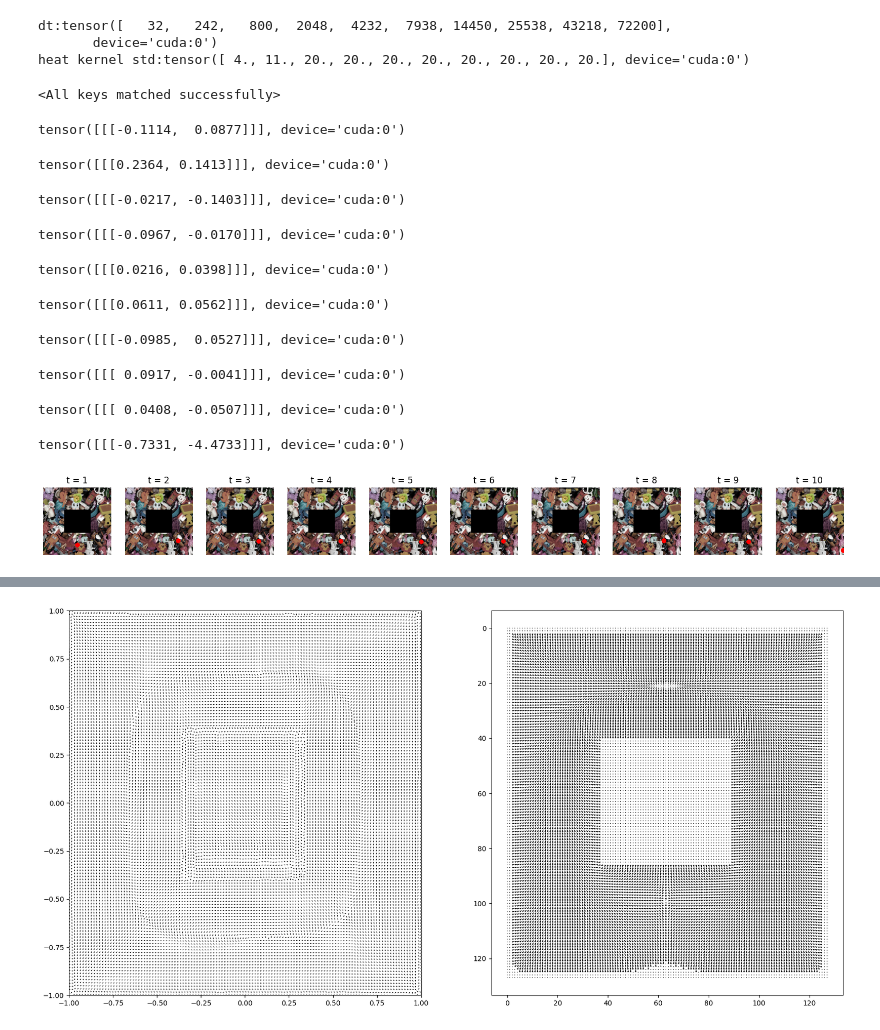
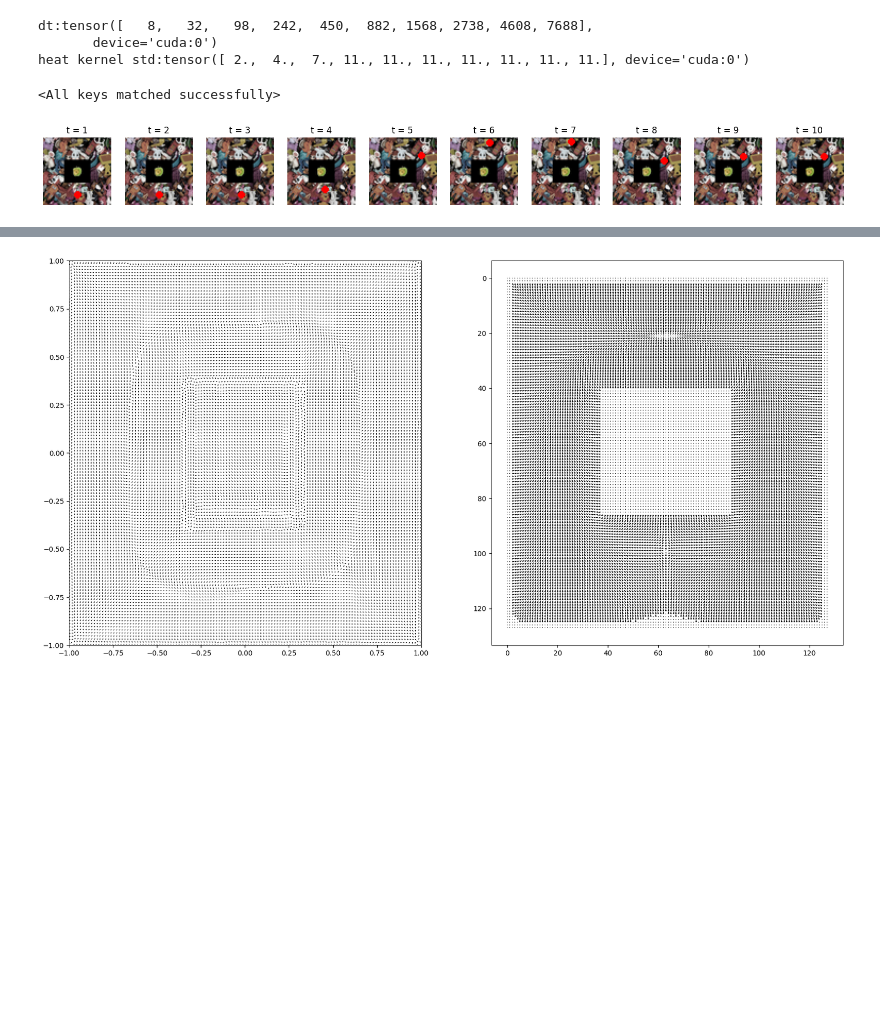
Before and after one commit to pranaboy72/denoisingheat, a Jupyter notebook: inference.ipynb, the cells around one changed output, grey strips where cells are left out. Saved outputs shown, nothing was run; the diff lists cells and outputs as text; code cells hidden in the pictures; blank space fills up the shorter version.

```diff
--- a/inference.ipynb
+++ b/inference.ipynb
@@ -10,7 +10,7 @@ from tqdm import tqdm
 from PIL import Image, ImageDraw
 
 from scorefield.models.ddpm.denoising_diffusion import Unet
-from scorefield.models.heat.heat_diffusion import HeatDiffusion
+from scorefield.models.heat.heat_diffusion import HeatDiffusion, HeatDiffusion_Revised
 from scorefield.utils.rl_utils import load_config
 from scorefield.utils.utils import (
     gen_goals, overlay_goal, overlay_multiple, combine_objects, overlay_images,
@@ -56,8 +56,6 @@ time_type = args['time_type']
 
 epochs = args['epochs']
 train_lr = args['train_lr']
-iterations = args['iterations']
-random_goals = args['random_goals']
 batch_size = noise_steps #args['batch_size']
 
 class Unet2D(Unet):
@@ -83,7 +81,7 @@ model = Unet2D(
     dim_mults = (1, 2, 4, 8),
 ).to(device)
 
-diffusion = HeatDiffusion(
+diffusion = HeatDiffusion_Revised(
     image_size=img_size,
     u0 = u0,
     noise_steps=noise_steps,
@@ -93,11 +91,11 @@ diffusion = HeatDiffusion(
     device=device,
 )
 # %% [output]
-dt:tensor([   32,   242,   800,  2048,  4232,  7938, 14450, 25538, 43218, 72200],
+dt:tensor([   8,   32,   98,  242,  450,  882, 1568, 2738, 4608, 7688],
        device='cuda:0')
-heat kernel std:tensor([ 4., 11., 20., 20., 20., 20., 20., 20., 20., 20.], device='cuda:0')
+heat kernel std:tensor([ 2.,  4.,  7., 11., 11., 11., 11., 11., 11., 11.], device='cuda:0')
 # %%
-model.load_state_dict(torch.load(f'./runs/Sep08_21-17-57_mlcs-graphics/model_params.pt'))
+model.load_state_dict(torch.load(f'./runs/Sep09_13-07-05_workspace-ryae9dru7a3u-0/model_params.pt'))
 # %% [output]
 <All keys matched successfully>
 # %%
@@ -113,7 +111,7 @@ obs_T = overlay_goal(background, img_size, wastes, goals)
 # Evaluation - Single goal
 
 lan_t = 200  # 4
-epsilon = .1
+epsilon = .01
 
 background = draw_obstacles_pil(bg, obstacle_pos)
 obstacle_masks = convert_to_obstacle_masks(noise_steps, background[0].size, img_size, obstacle_pos)
@@ -126,7 +124,7 @@ obstacle_masks = convert_to_obstacle_masks(noise_steps, background[0].size, img_
 # obs_T = overlay_goal(background, img_size, wastes, goals)
 
 obstacle_masks = obstacle_masks[0].unsqueeze(0)
-goals = torch.tensor([[[-0.7, 0]]], device=device, dtype=torch.float32)
+goals = torch.tensor([[[-0., -0.]]], device=device, dtype=torch.float32)
 obs_T = overlay_goal(background, img_size, wastes, goals)
 
 
@@ -135,22 +133,19 @@ fig,axs = plt.subplots(goal_num, c, figsize=(20,20))
 
 T = diffusion.noise_steps
 step_size = int(T / c)
-dot_size = 4
+dot_size = 3
 
 
 model.eval()
 ims = []
 
 with torch.no_grad():
-    x_T = torch.tensor([[[0.7, -0]]], device=device, dtype=torch.float32)
+    x_T = torch.tensor([[[0.7, 0.]]], device=device, dtype=torch.float32)
     # x_T = gen_goals(agent_bounds, n=(goal_num, 1))
     x = x_T
 
     for i in tqdm(reversed(range(1, T+1)), position=0):
 #         bkg = bg.copy()
-        bkg = background.copy()
-        im = overlay_goal_agent(bkg[0], wastes, goals.cpu(), x.cpu(), dot_size)
-        ims.append(im)
 
         if (T-i) % step_size == 0:
             k = (T-i) // step_size
@@ -169,47 +164,38 @@ with torch.no_grad():
         t = (torch.ones(1) * i).long().to(device)
 
         alpha = epsilon / diffusion.std[i-1] * (img_size/2)
 
         for _ in range(lan_t):
             x_prev = x.clone()
             score, _ = model(obs_T, t, x)
 
-            x = x_prev + (alpha * score)/2 + (torch.randn_like(x) * torch.sqrt(alpha) * 0.05)
+            x = x_prev + (alpha * score)/2 #+ (torch.randn_like(x) * torch.sqrt(alpha) * 0.05)
 
             # if not ((x.abs() <=0.99) & (x[...,0].item() < obstacles_h[0]) & (x[...,0].item()>obstacles_h[1]) & \
             #     (x[...,1].item()<obstacles_w[0]) & (x[...,1].item()>obstacles_w[1])).all():
             if not (x.abs() <=0.99).all():
                 x = x_prev
-        print(x)
-        print(score)
+            bkg = background.copy()
+            im = overlay_goal_agent(bkg[0], wastes, goals.cpu(), x.cpu(), dot_size)
+            ims.append(im)
 
     backg = background.copy()
     img_sample = overlay_goal_agent(backg[0], wastes, goals.cpu(),x.cpu(), dot_size)
     for s in range(len(img_sample)):
         if len(img_sample) == 1:
             axs[-1].imshow(img_sample[s])
             axs[-1].set_title(f't = {T}')
             axs[-1].axis('off')
         else:
             axs[s,-1].imshow(img_sample[s])
             axs[0,-1].set_title(f't = {T}')
             axs[s,-1].axis('off')
 
     bkg = background.copy()
     im = overlay_goal_agent(bkg[0], wastes, goals.cpu(), x.cpu(), dot_size)
     ims.append(im)
 # %% [output]
-tensor([[[-0.1114,  0.0877]]], device='cuda:0')
-tensor([[[0.2364, 0.1413]]], device='cuda:0')
-tensor([[[-0.0217, -0.1403]]], device='cuda:0')
-tensor([[[-0.0967, -0.0170]]], device='cuda:0')
-tensor([[[0.0216, 0.0398]]], device='cuda:0')
-tensor([[[0.0611, 0.0562]]], device='cuda:0')
-tensor([[[-0.0985,  0.0527]]], device='cuda:0')
-tensor([[[ 0.0917, -0.0041]]], device='cuda:0')
-tensor([[[ 0.0408, -0.0507]]], device='cuda:0')
-tensor([[[-0.7331, -4.4733]]], device='cuda:0')
-[figure, old version]
+[figure, new version]
 # %%
 np.save('./results/heat/eval.npy', ims)
 # %%
```
Also changed, not shown: parts of 2 cells of this notebook, 3 other files.
